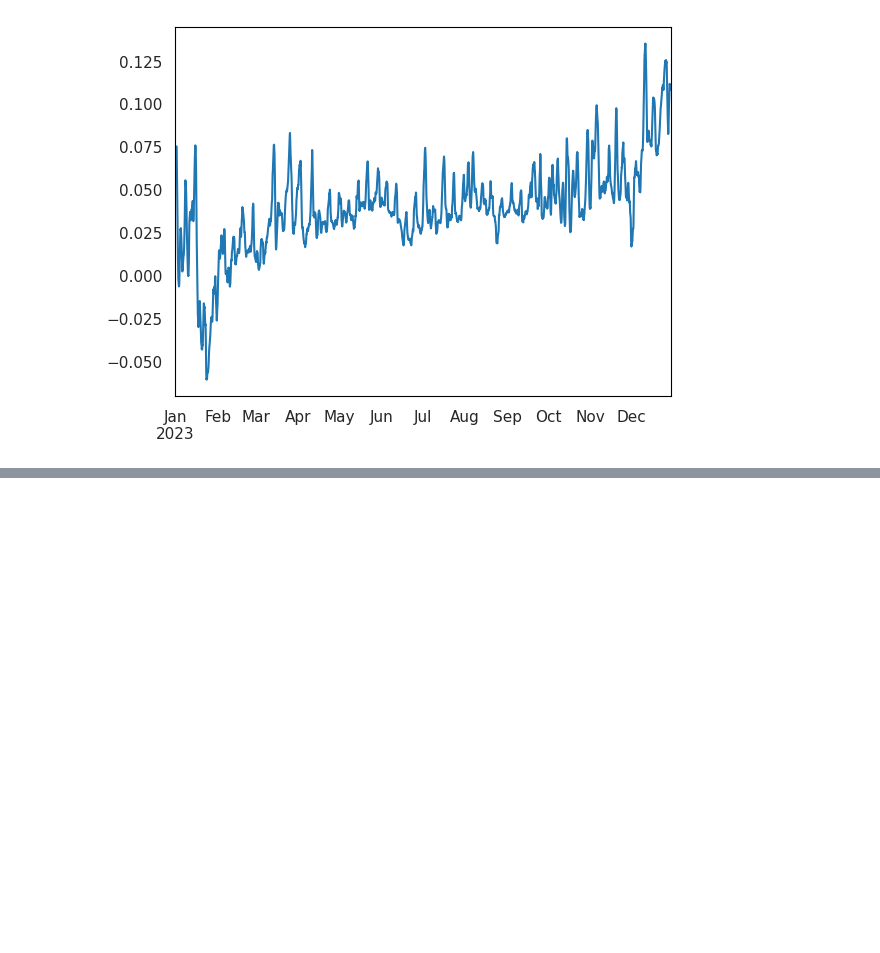
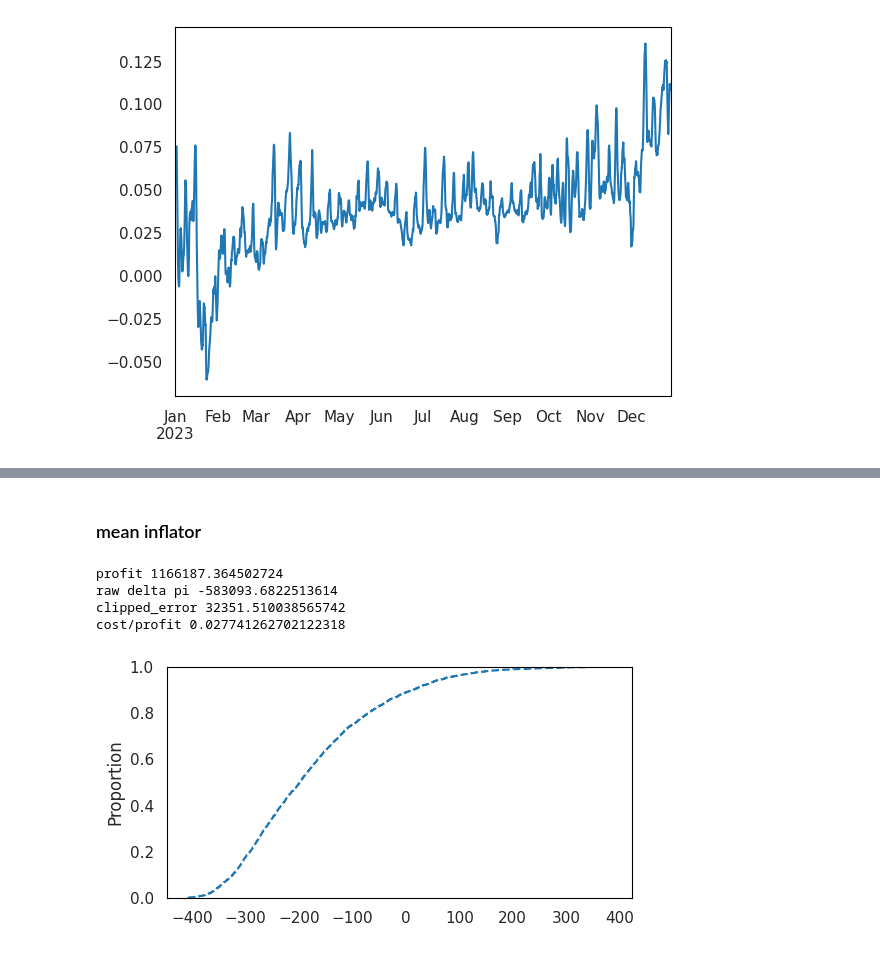
Before and after one commit to sylvaingchassang/generous_dynamic_contracting, a Jupyter notebook: gdc/notebooks/aligned_contracts_realized_price.ipynb, the cells around one changed output, grey strips where cells are left out. Saved outputs shown, nothing was run; the diff lists cells and outputs as text; code cells hidden in the pictures; blank space fills up the shorter version.

```diff
--- a/gdc/notebooks/aligned_contracts_realized_price.ipynb
+++ b/gdc/notebooks/aligned_contracts_realized_price.ipynb
@@ -78,0 +75,26 @@ np.float64(0.07748131354427312)
+# %% [markdown]
+### mean inflator
+# %%
+coef = 1.5
+mean_profits = predicted_moments(profits_6, df_temp_simulated_normalized, 'mean')
+
+prediction_error = (profits_6 - coef * mean_profits).sum(axis=0)
+
+plt.figure(figsize =(6,3))
+sns.ecdfplot(prediction_error)
+
+raw_prediction_error = prediction_error.sum()
+total_profits = profits_6.sum().sum()
+clipped_errors = prediction_error.clip(0).sum()
+print("profit {}\n"
+    "raw delta pi {}\n"
+    "clipped_error {}\ncost/profit {}".format(
+        total_profits, raw_prediction_error, clipped_errors,clipped_errors/total_profits
+    )
+)
+# %% [output]
+profit 1166187.364502724
+raw delta pi -583093.6822513614
+clipped_error 32351.510038565742
+cost/profit 0.027741262702122318
+[figure, added]
```
Also changed, not shown: parts of 18 cells of this notebook.
